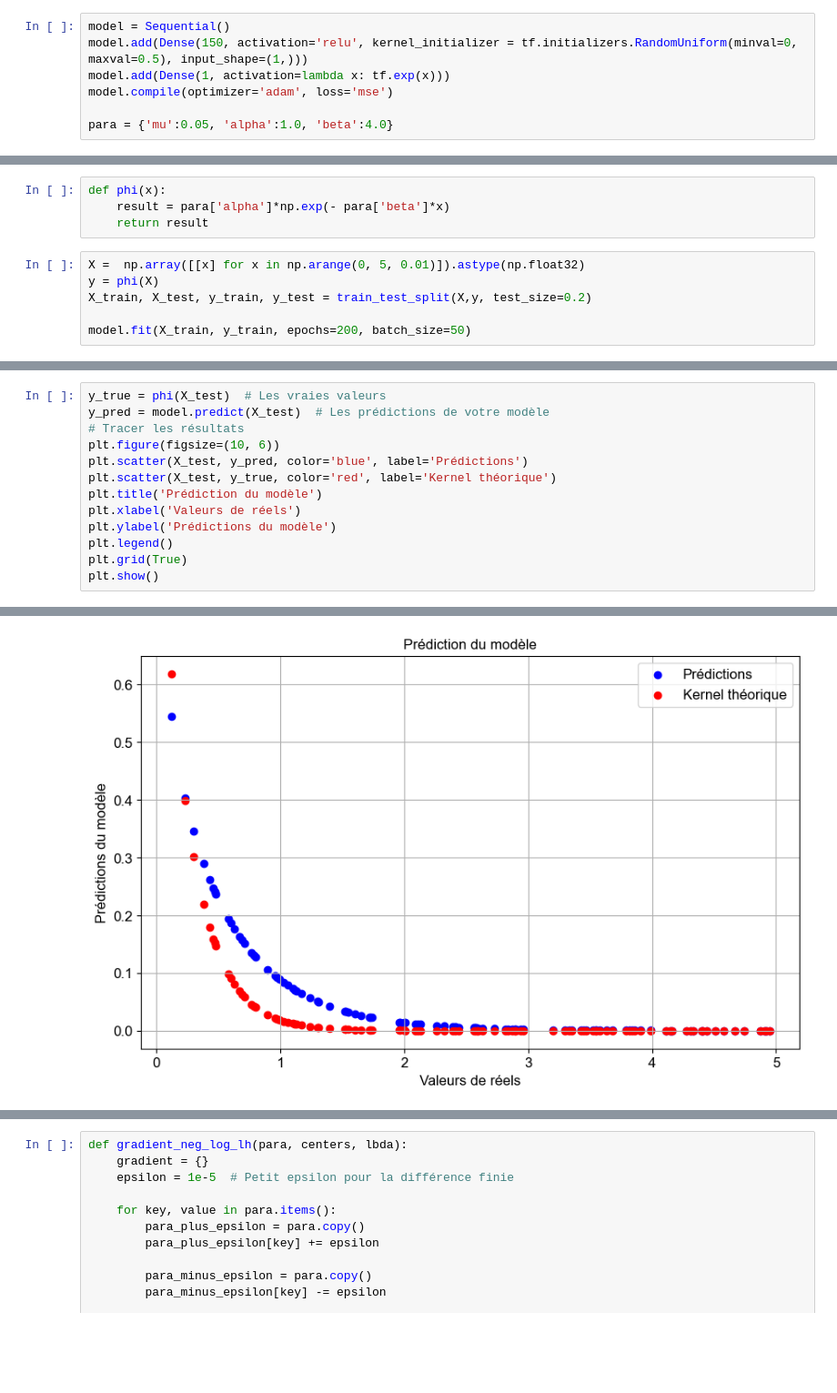
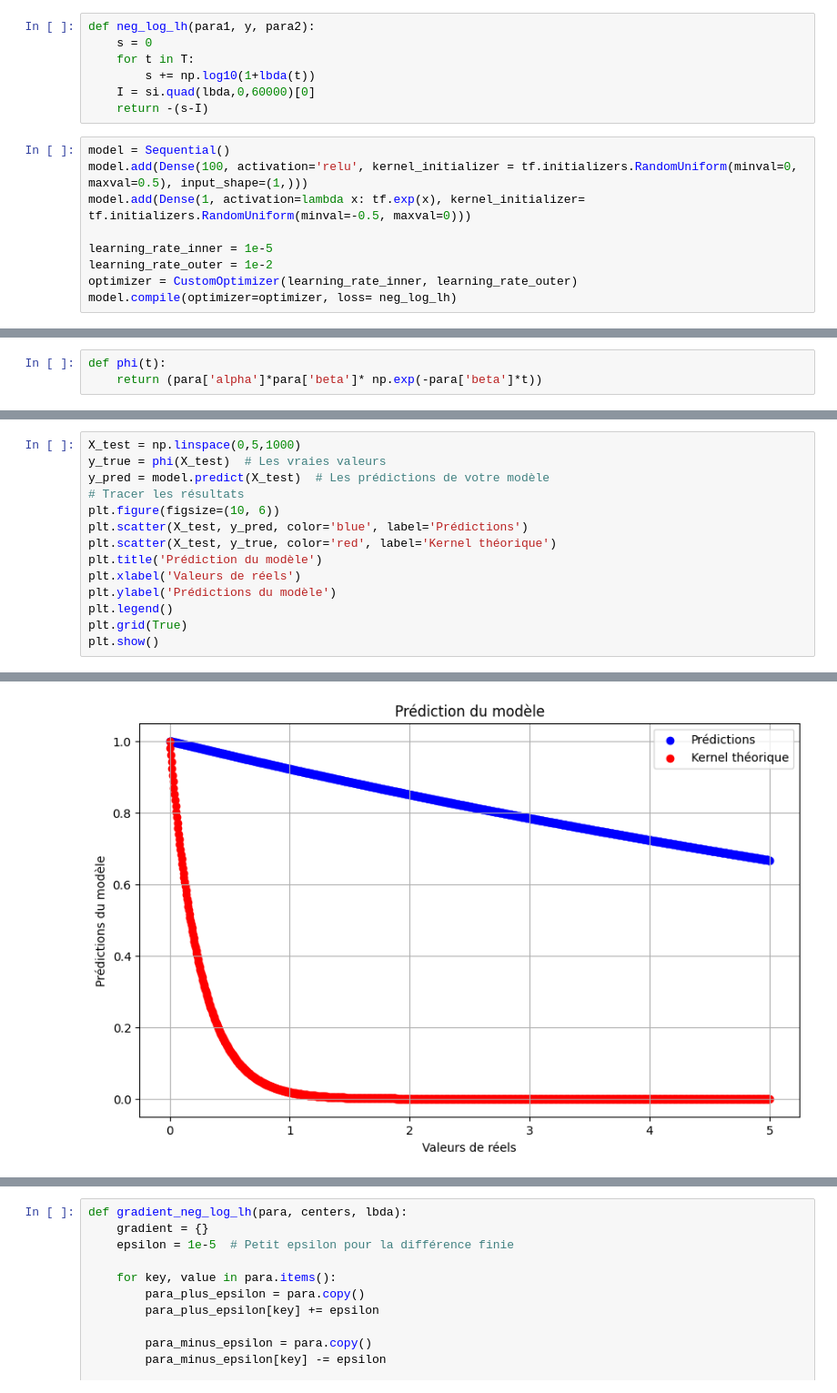
Before and after one commit to GodwinZonou/Hawkes-Processes-Estimation, a Jupyter notebook: hawkes.ipynb, the cells around one changed output, grey strips where cells are left out. Shown at 91% size. Cells and saved outputs as stored; diff of their text form; blank space fills up the shorter version.

```diff
--- a/hawkes.ipynb
+++ b/hawkes.ipynb
@@ -94,7 +93,16 @@ plt.show()
+# %%
+def neg_log_lh(para1, y, para2):
+    s = 0
+    for t in T:
+        s += np.log10(1+lbda(t))
+    I = si.quad(lbda,0,60000)[0]
+    return -(s-I)
 # %%
 model = Sequential()
-model.add(Dense(150, activation='relu', kernel_initializer = tf.initializers.RandomUniform(minval=0, maxval=0.5), input_shape=(1,)))
-model.add(Dense(1, activation=lambda x: tf.exp(x)))
-model.compile(optimizer='adam', loss='mse')
+model.add(Dense(100, activation='relu', kernel_initializer = tf.initializers.RandomUniform(minval=0, maxval=0.5), input_shape=(1,)))
+model.add(Dense(1, activation=lambda x: tf.exp(x), kernel_initializer= tf.initializers.RandomUniform(minval=-0.5, maxval=0)))
 
-para = {'mu':0.05, 'alpha':1.0, 'beta':4.0}
+learning_rate_inner = 1e-5
+learning_rate_outer = 1e-2
+optimizer = CustomOptimizer(learning_rate_inner, learning_rate_outer)
+model.compile(optimizer=optimizer, loss= neg_log_lh)
@@ -105,10 +157,3 @@ WARNING:tensorflow:From c:\Users\zozow\AppData\Local\Programs\Python\Python310\l
 # %%
-def phi(x):
-    result = para['alpha']*np.exp(- para['beta']*x)
-    return result
+def phi(t):
+    return (para['alpha']*para['beta']* np.exp(-para['beta']*t))
-# %%
-X =  np.array([[x] for x in np.arange(0, 5, 0.01)]).astype(np.float32)
-y = phi(X)
-X_train, X_test, y_train, y_test = train_test_split(X,y, test_size=0.2)
-
-model.fit(X_train, y_train, epochs=200, batch_size=50)
@@ -134,4 +160,5 @@ Epoch 200/200
 # %%
+X_test = np.linspace(0,5,1000)
 y_true = phi(X_test)  # Les vraies valeurs
 y_pred = model.predict(X_test)  # Les prédictions de votre modèle
 # Tracer les résultats
@@ -149,4 +176,4 @@ plt.show()
-[figure, old version]
+[figure, new version]
 # %%
 erreur = abs(y_true - y_pred)
 plt.scatter(X_test, erreur, color='blue', label='Erreurs')
```
Also changed, not shown: parts of 26 cells of this notebook, 1 other file.
